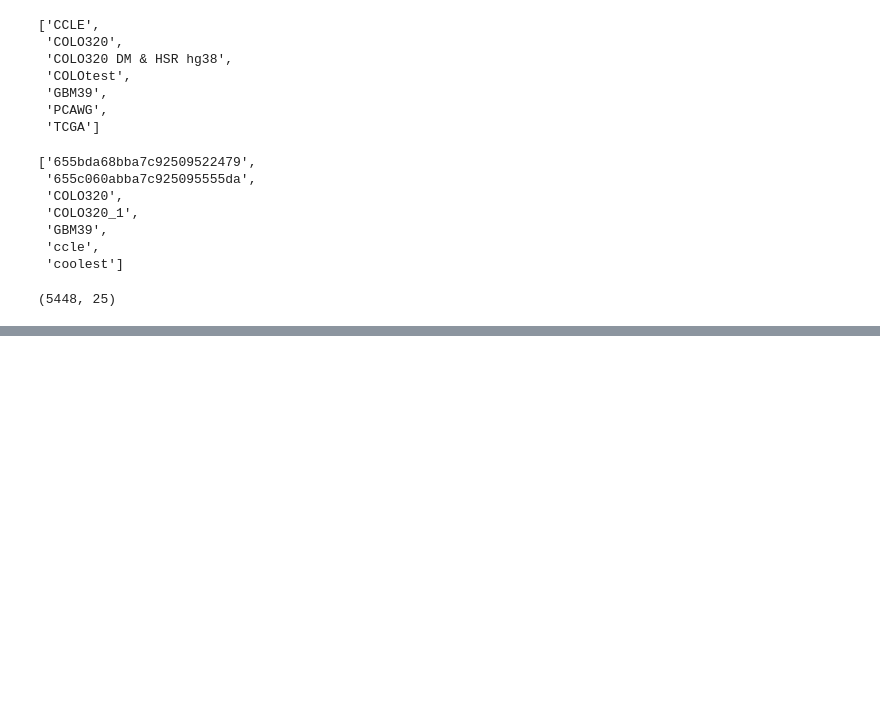
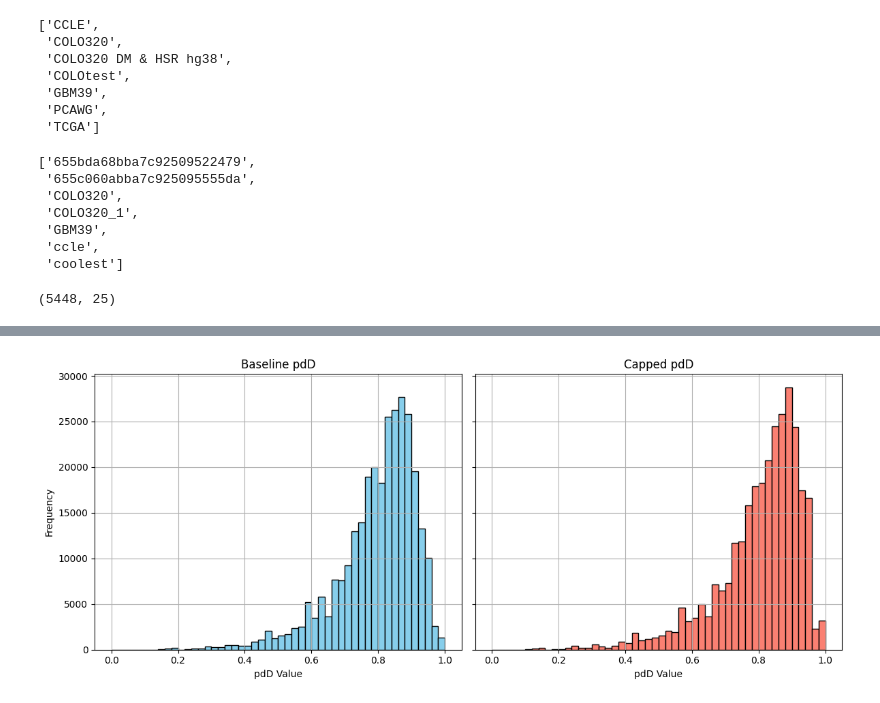
Before and after one commit to AmpliconSuite/AmpliconRepository, a Jupyter notebook: caper/caper/coamp_graph_notebook.ipynb, the cells around one changed output, grey strips where cells are left out. Cells and saved outputs as stored; diff of their text form; code cells hidden in the pictures; blank space fills up the shorter version.

```diff
--- a/caper/caper/coamp_graph_notebook.ipynb
+++ b/caper/caper/coamp_graph_notebook.ipynb
@@ -198,0 +223,21 @@ Preprocessing intervals and reformatting dataset took 0.0272 seconds
+# %%
+# side by side
+fig, axs = plt.subplots(1, 2, figsize=(12, 5), sharey=True)
+
+# histogram for baseline
+axs[0].hist(pdD_baseline, bins=50, range=(0, 1), color='skyblue', edgecolor='black')
+axs[0].set_title('Baseline pdD')
+axs[0].set_xlabel('pdD Value')
+axs[0].set_ylabel('Frequency')
+axs[0].grid(True)
+
+# histogram for capped
+axs[1].hist(pdD_capped, bins=50, range=(0, 1), color='salmon', edgecolor='black')
+axs[1].set_title('Capped pdD')
+axs[1].set_xlabel('pdD Value')
+axs[1].grid(True)
+
+plt.tight_layout()
+plt.show()
+# %% [output]
+[figure, added]
```
Also changed, not shown: parts of 12 cells of this notebook, 3 other files.
